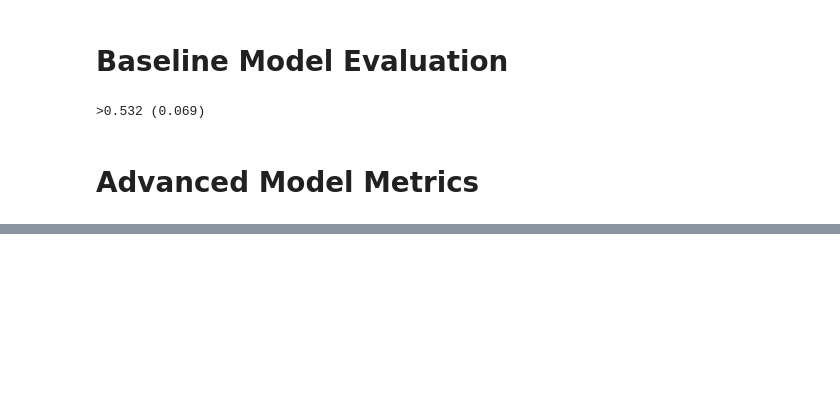
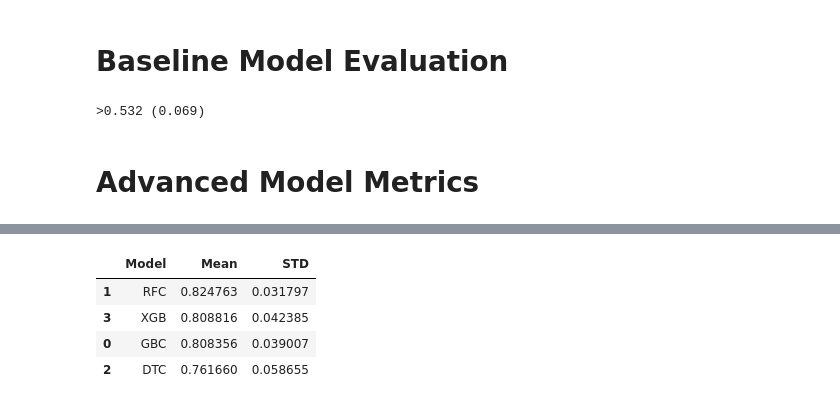
Before and after one commit to MaukanMir/Heart-Attack-Analysis-and-Prediction-Dataset, a Jupyter notebook: trainnig.ipynb, the cells around one changed output, grey strips where cells are left out. Cells and saved outputs as stored; diff of their text form; code cells hidden in the pictures; blank space fills up the shorter version.

```diff
--- a/trainnig.ipynb
+++ b/trainnig.ipynb
@@ -258,0 +278,11 @@ print('>%.3f (%.3f)' % (np.mean(scores), np.std(scores)))
+# %%
+names = ['GBC', 'RFC', "DTC", "XGB"]
+models = get_selected_models(names)
+
+testing_selected_models(names, models, X, y)
+# %% [output]
+|  | Model | Mean | STD |
+| 1 | RFC | 0.824763 | 0.031797 |
+| 3 | XGB | 0.808816 | 0.042385 |
+| 0 | GBC | 0.808356 | 0.039007 |
+| 2 | DTC | 0.761660 | 0.058655 |
```
Also changed, not shown: parts of 3 cells of this notebook.
